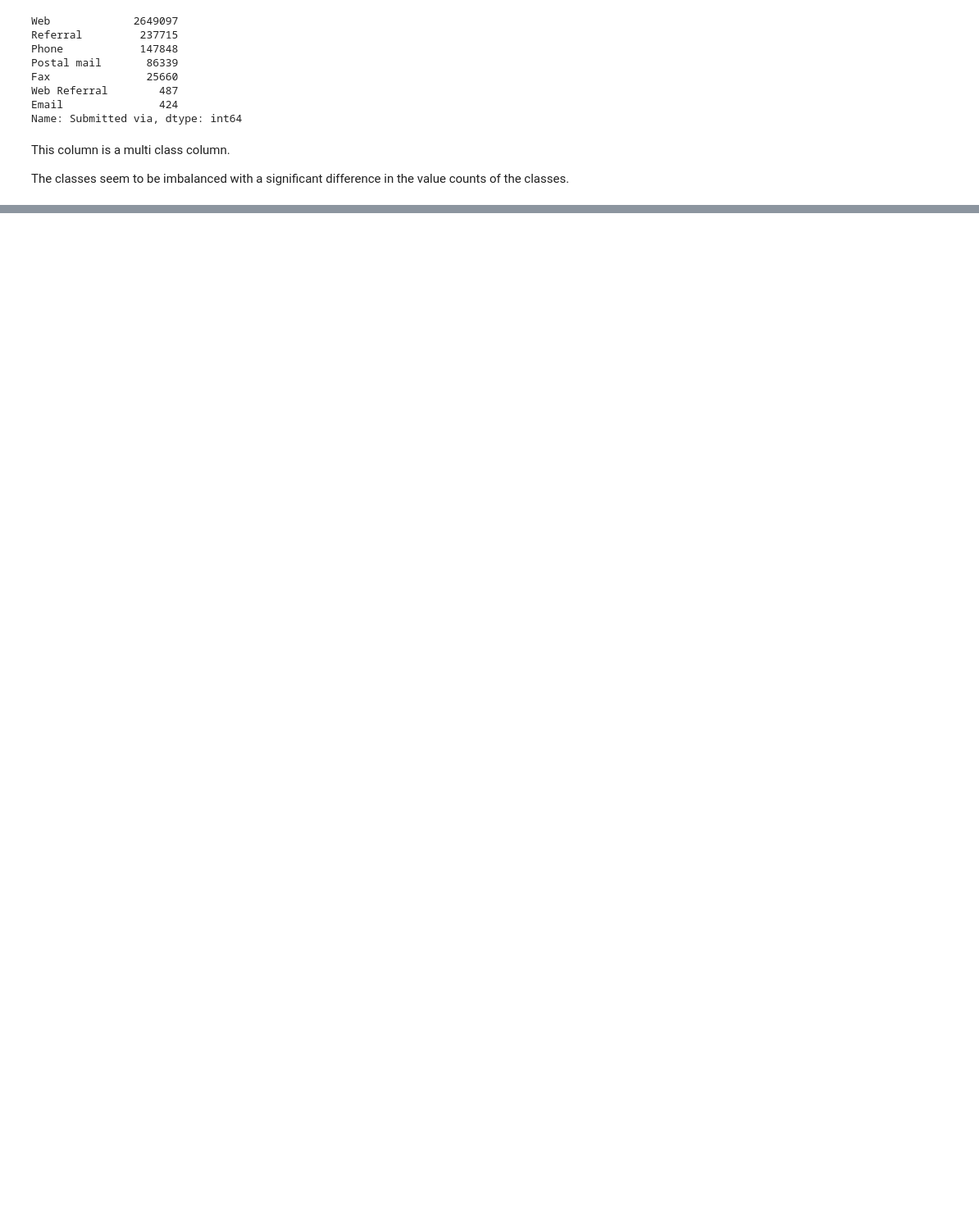
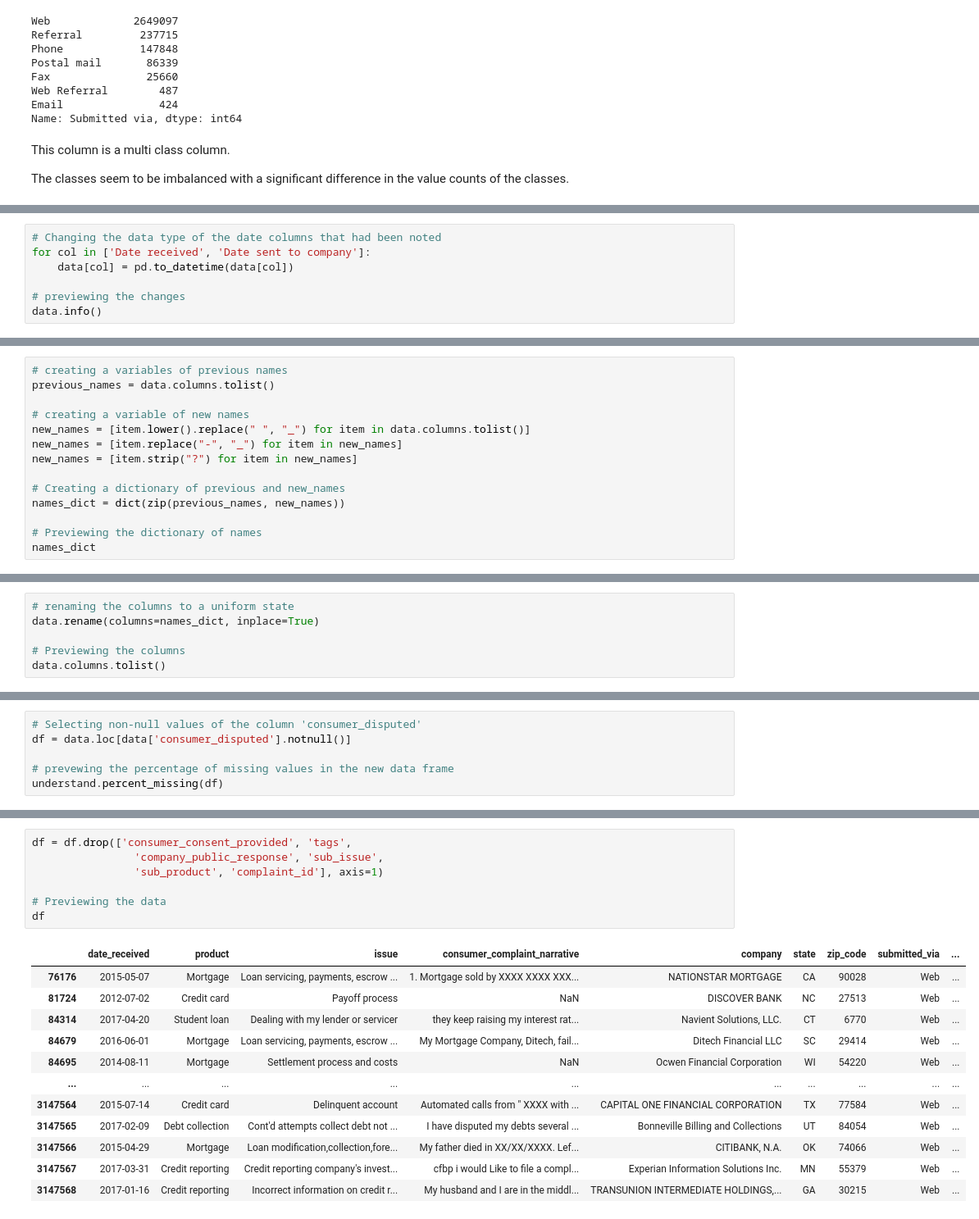
Before and after one commit to abnormalDistribute/Capstone-Project---Consumer-Complaints, a Jupyter notebook: index.ipynb, the cells around one changed output, grey strips where cells are left out. Shown at 82% size. Cells and saved outputs as stored; diff of their text form; blank space fills up the shorter version.

Commit message:
Updated Notebook (Data Preparation)

```diff
--- a/index.ipynb
+++ b/index.ipynb
@@ -230,0 +324,7 @@ The classes seem to be imbalanced with a significant difference in the value cou
+# %%
+# Changing the data type of the date columns that had been noted
+for col in ['Date received', 'Date sent to company']:
+    data[col] = pd.to_datetime(data[col])
+
+# previewing the changes
+data.info()
@@ -230,0 +355,14 @@ The classes seem to be imbalanced with a significant difference in the value cou
+# %%
+# creating a variables of previous names
+previous_names = data.columns.tolist()
+
+# creating a variable of new names
+new_names = [item.lower().replace(" ", "_") for item in data.columns.tolist()]
+new_names = [item.replace("-", "_") for item in new_names]
+new_names = [item.strip("?") for item in new_names]
+
+# Creating a dictionary of previous and new_names
+names_dict = dict(zip(previous_names, new_names))
+
+# Previewing the dictionary of names
+names_dict
@@ -230,0 +388,6 @@ The classes seem to be imbalanced with a significant difference in the value cou
+# %%
+# renaming the columns to a uniform state
+data.rename(columns=names_dict, inplace=True)
+
+# Previewing the columns
+data.columns.tolist()
@@ -230,0 +443,6 @@ The classes seem to be imbalanced with a significant difference in the value cou
+# %%
+# Selecting non-null values of the column 'consumer_disputed'
+df = data.loc[data['consumer_disputed'].notnull()]
+
+# prevewing the percentage of missing values in the new data frame
+understand.percent_missing(df)
@@ -230,0 +485,20 @@ The classes seem to be imbalanced with a significant difference in the value cou
+# %%
+df = df.drop(['consumer_consent_provided', 'tags',
+                'company_public_response', 'sub_issue',
+                'sub_product', 'complaint_id'], axis=1)
+
+# Previewing the data
+df
+# %% [output]
+|  | date_received | product | issue | consumer_complaint_narrative | company | state | zip_code | submitted_via | ... |
+| 76176 | 2015-05-07 | Mortgage | Loan servicing, payments, escrow ... | 1. Mortgage sold by XXXX XXXX XXX... | NATIONSTAR MORTGAGE | CA | 90028 | Web | ... |
+| 81724 | 2012-07-02 | Credit card | Payoff process | NaN | DISCOVER BANK | NC | 27513 | Web | ... |
+| 84314 | 2017-04-20 | Student loan | Dealing with my lender or servicer | they keep raising my interest rat... | Navient Solutions, LLC. | CT | 6770 | Web | ... |
+| 84679 | 2016-06-01 | Mortgage | Loan servicing, payments, escrow ... | My Mortgage Company, Ditech, fail... | Ditech Financial LLC | SC | 29414 | Web | ... |
+| 84695 | 2014-08-11 | Mortgage | Settlement process and costs | NaN | Ocwen Financial Corporation | WI | 54220 | Web | ... |
+| ... | ... | ... | ... | ... | ... | ... | ... | ... | ... |
+| 3147564 | 2015-07-14 | Credit card | Delinquent account | Automated calls from " XXXX with ... | CAPITAL ONE FINANCIAL CORPORATION | TX | 77584 | Web | ... |
+| 3147565 | 2017-02-09 | Debt collection | Cont'd attempts collect debt not ... | I have disputed my debts several ... | Bonneville Billing and Collections | UT | 84054 | Web | ... |
+| 3147566 | 2015-04-29 | Mortgage | Loan modification,collection,fore... | My father died in XX/XX/XXXX. Lef... | CITIBANK, N.A. | OK | 74066 | Web | ... |
+| 3147567 | 2017-03-31 | Credit reporting | Credit reporting company's invest... | cfbp i would Like to file a compl... | Experian Information Solutions Inc. | MN | 55379 | Web | ... |
+| 3147568 | 2017-01-16 | Credit reporting | Incorrect information on credit r... | My husband and I are in the middl... | TRANSUNION INTERMEDIATE HOLDINGS,... | GA | 30215 | Web | ... |
```
Also changed, not shown: parts of 34 cells of this notebook.
